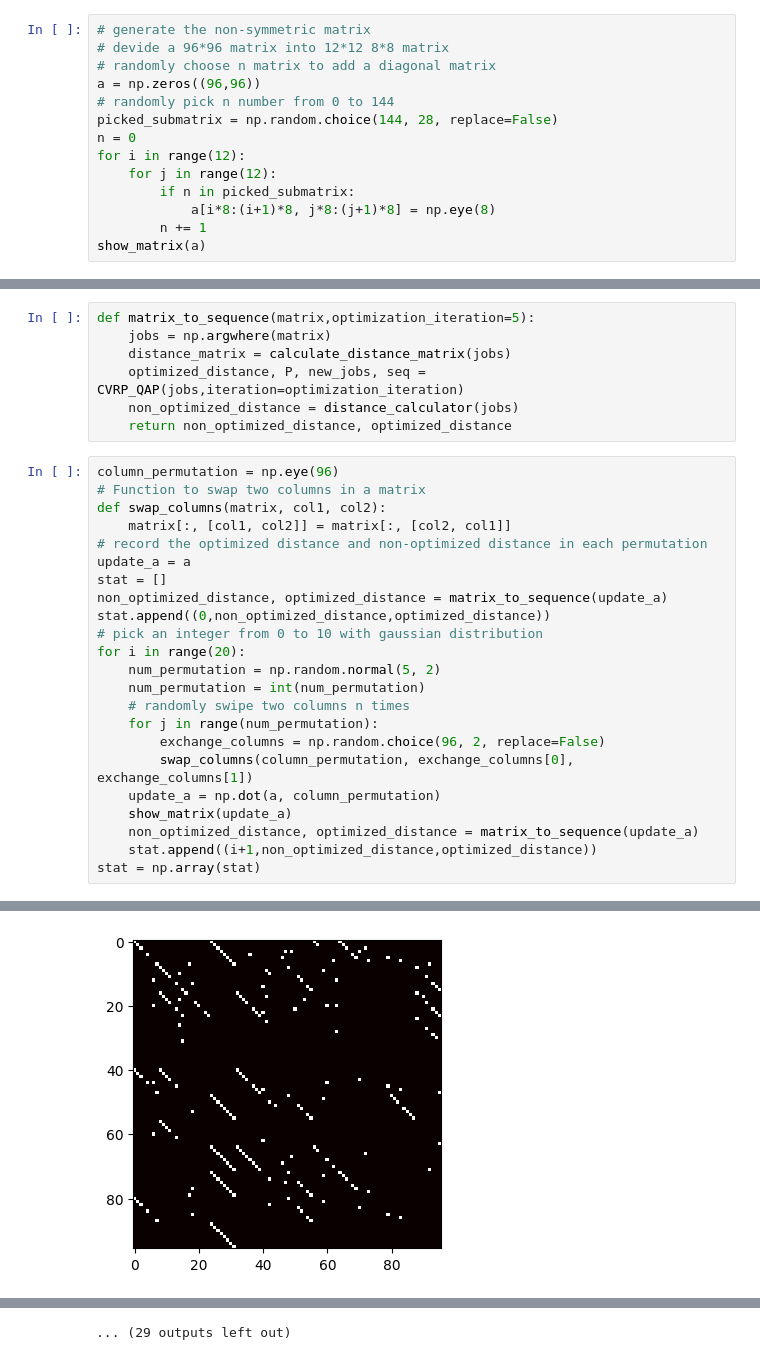
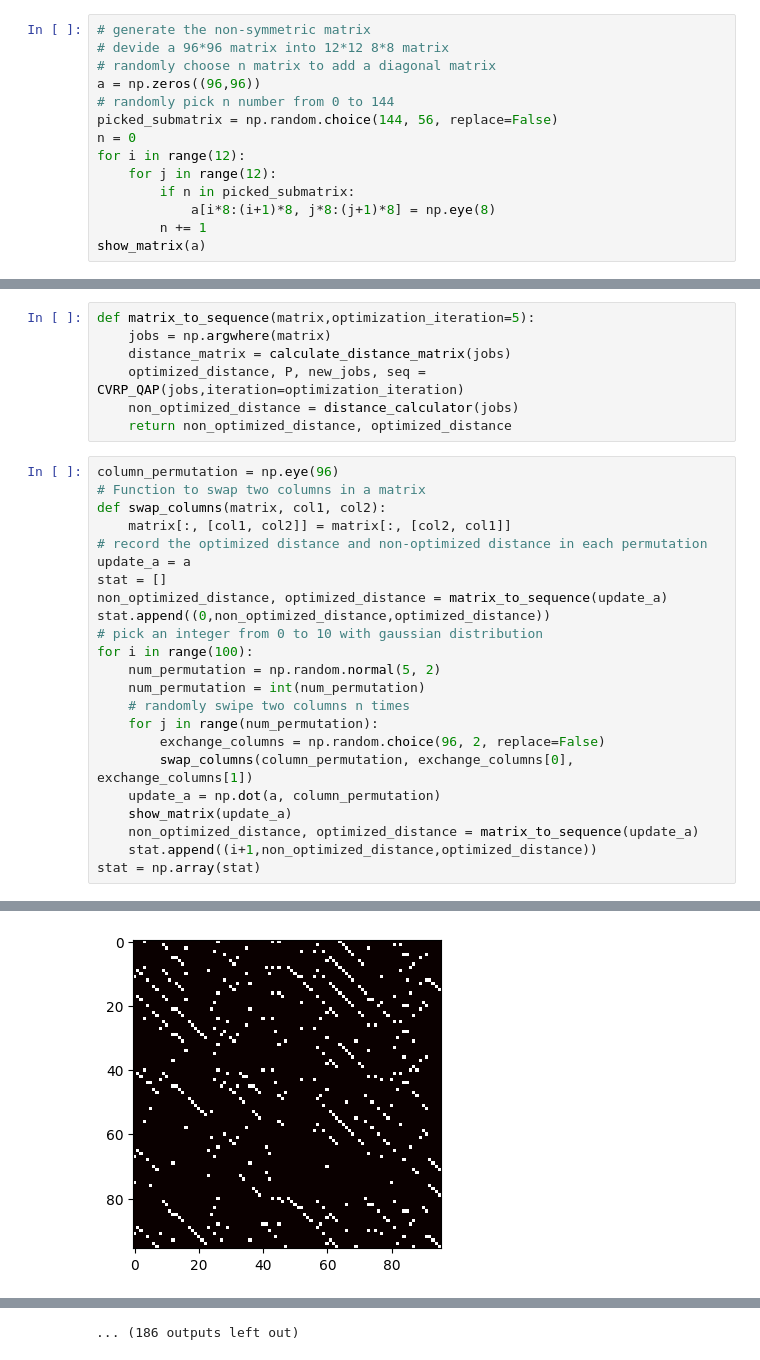
Before and after one commit to wuRoy/CVRP_pipette_scheduling, a Jupyter notebook: notebooks/VRP_scheduling.ipynb, the cells around one changed output, grey strips where cells are left out. Drawn from its saved outputs; the diff is of its cells as text.

```diff
--- a/notebooks/VRP_scheduling.ipynb
+++ b/notebooks/VRP_scheduling.ipynb
@@ -36,7 +38,7 @@ a[a>0] = 1
 # randomly choose n matrix to add a diagonal matrix
 a = np.zeros((96,96))
 # randomly pick n number from 0 to 144
-picked_submatrix = np.random.choice(144, 28, replace=False)
+picked_submatrix = np.random.choice(144, 56, replace=False)
 n = 0
 for i in range(12):
     for j in range(12):
@@ -161,7 +163,7 @@ stat = []
 non_optimized_distance, optimized_distance = matrix_to_sequence(update_a)
 stat.append((0,non_optimized_distance,optimized_distance))
 # pick an integer from 0 to 10 with gaussian distribution
-for i in range(20):
+for i in range(100):
     num_permutation = np.random.normal(5, 2)
     num_permutation = int(num_permutation)
     # randomly swipe two columns n times
@@ -236 +238 @@ solution cost=31
-[figure, old version]
+[figure, new version]
@@ -249,4 +239,4 @@ solution cost=81
-... (29 outputs left out)
+... (186 outputs left out)
 # %%
 # plot the result
 plt.plot(stat[:,0],stat[:,1],label='non-optimized')
```
Also changed, not shown: parts of 5 cells of this notebook, 2 other files.
